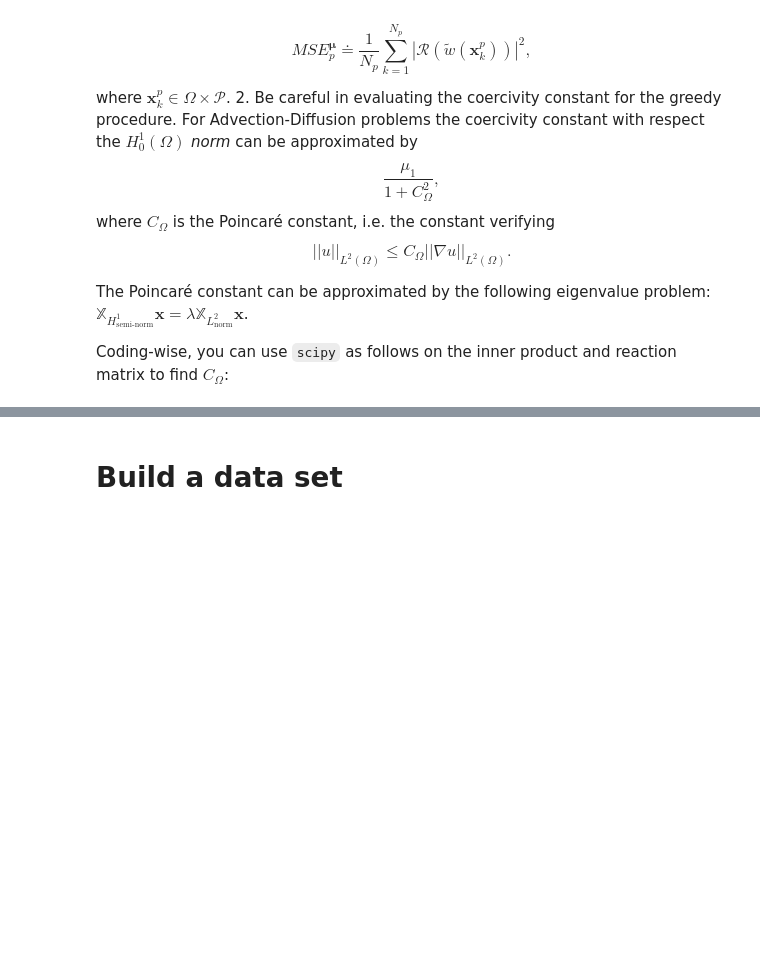
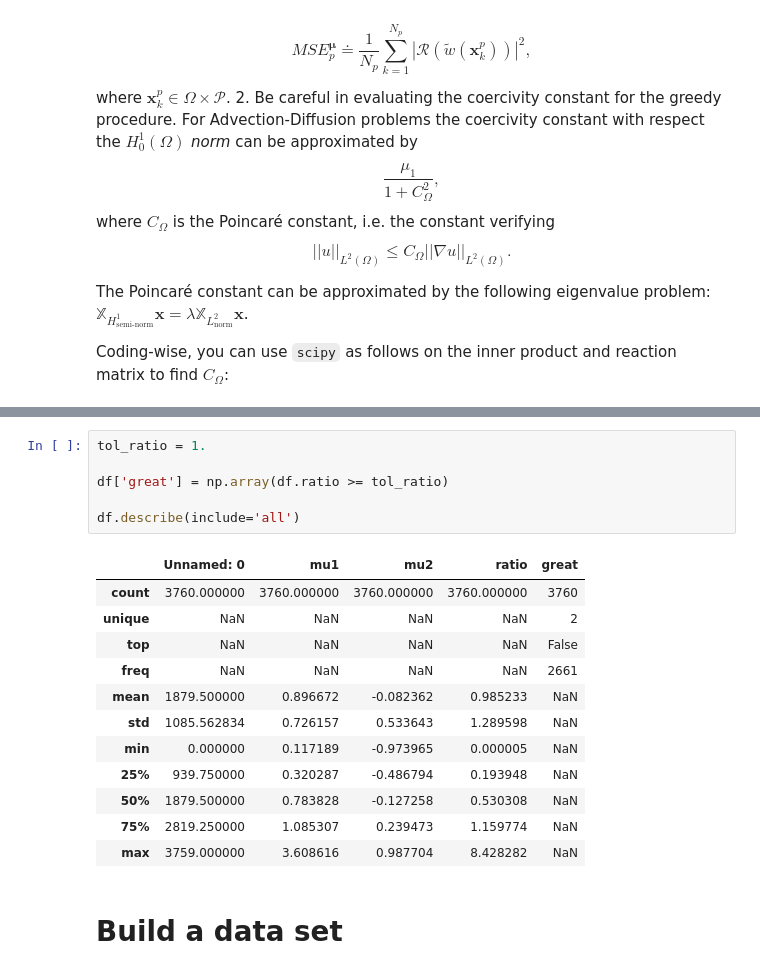
Before and after one commit to gioanateora/Project_MOR, a Jupyter notebook: Projects_solution.ipynb, the cells around one changed output, grey strips where cells are left out. Saved outputs shown, nothing was run; the diff lists cells and outputs as text; blank space fills up the shorter version.

```diff
--- a/Projects_solution.ipynb
+++ b/Projects_solution.ipynb
@@ -54,2 +82,21 @@ Compare the results with standard ROM based on Greedy approach, both in terms of
+# %%
+tol_ratio = 1.
+
+df['great'] = np.array(df.ratio >= tol_ratio)
+
+df.describe(include='all')
+# %% [output]
+|  | Unnamed: 0 | mu1 | mu2 | ratio | great |
+| count | 3760.000000 | 3760.000000 | 3760.000000 | 3760.000000 | 3760 |
+| unique | NaN | NaN | NaN | NaN | 2 |
+| top | NaN | NaN | NaN | NaN | False |
+| freq | NaN | NaN | NaN | NaN | 2661 |
+| mean | 1879.500000 | 0.896672 | -0.082362 | 0.985233 | NaN |
+| std | 1085.562834 | 0.726157 | 0.533643 | 1.289598 | NaN |
+| min | 0.000000 | 0.117189 | -0.973965 | 0.000005 | NaN |
+| 25% | 939.750000 | 0.320287 | -0.486794 | 0.193948 | NaN |
+| 50% | 1879.500000 | 0.783828 | -0.127258 | 0.530308 | NaN |
+| 75% | 2819.250000 | 1.085307 | 0.239473 | 1.159774 | NaN |
+| max | 3759.000000 | 3.608616 | 0.987704 | 8.428282 | NaN |
 # %% [markdown]
 # Build a data set
```
Also changed, not shown: parts of 25 cells of this notebook.
